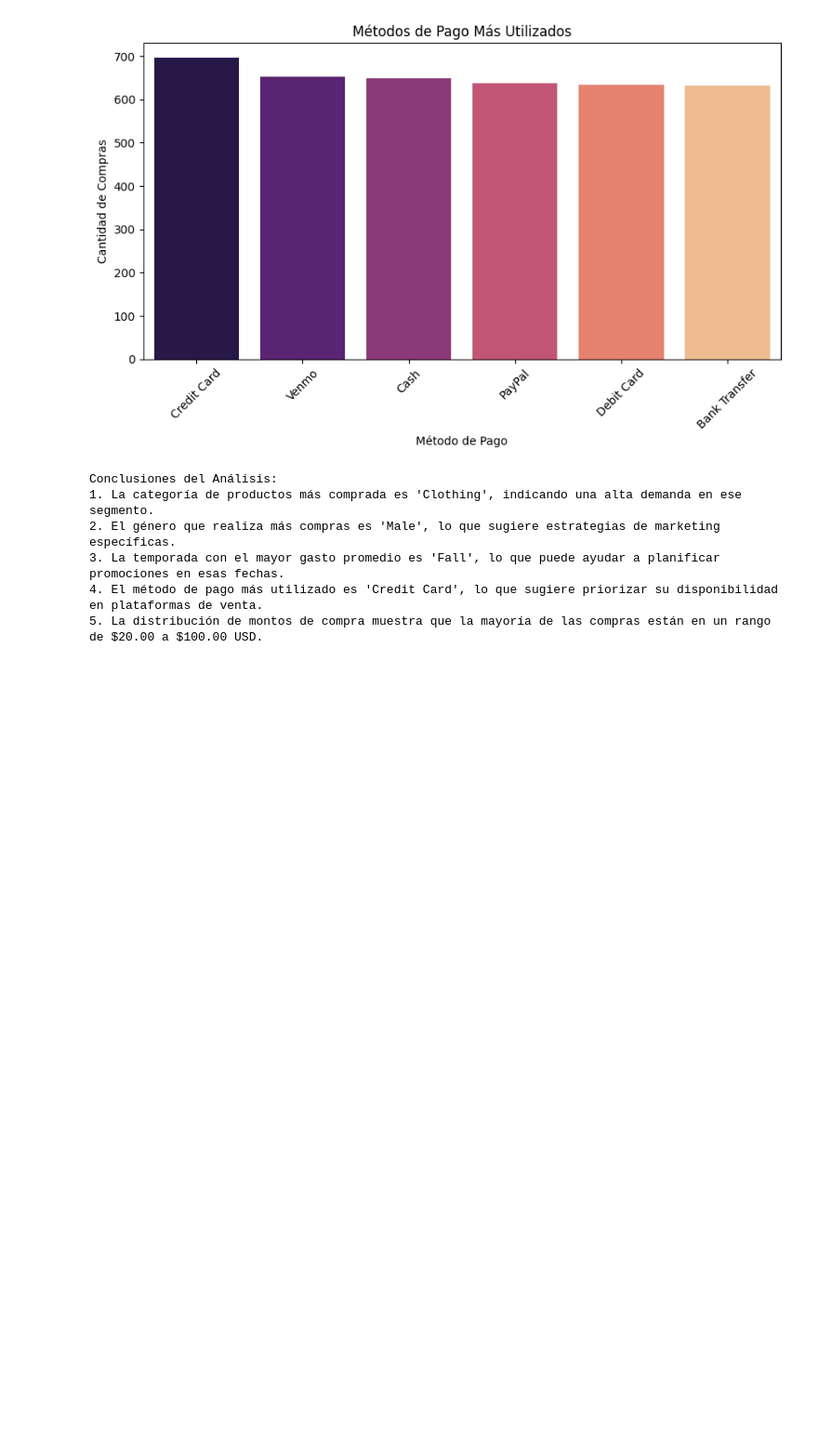
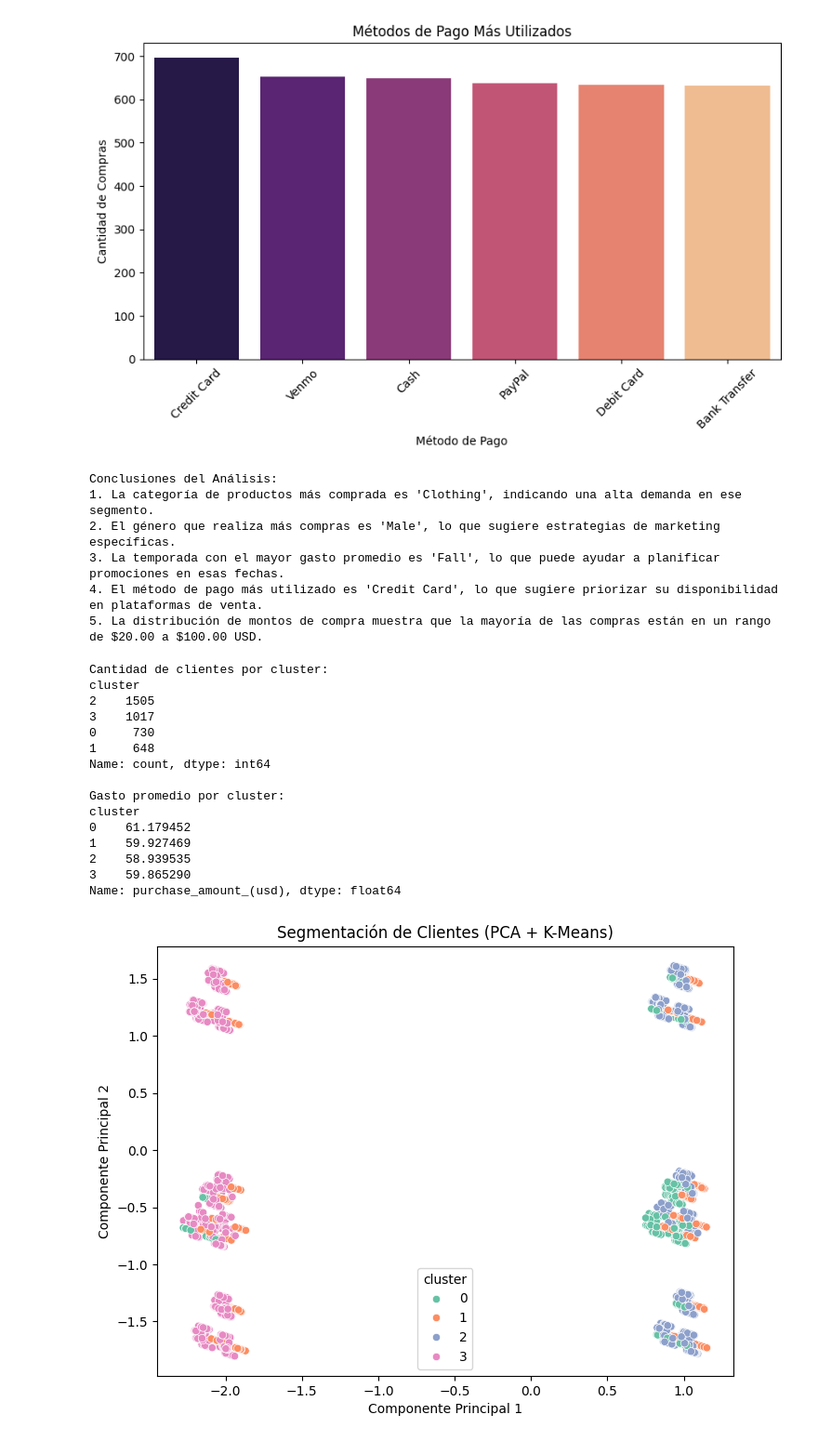
Before and after one commit to joaquin-benitez/analisis_tendencias, a Jupyter notebook: tendencias.ipynb, the cells around one changed output. Shown: that part at 93% size. Saved outputs shown, nothing was run; the diff lists cells and outputs as text; code cells hidden in the pictures; blank space fills up the shorter version.

```diff
--- a/tendencias.ipynb
+++ b/tendencias.ipynb
@@ -150,3 +150,62 @@ Conclusiones del Análisis:
 3. La temporada con el mayor gasto promedio es 'Fall', lo que puede ayudar a planificar promociones en esas fechas.
 4. El método de pago más utilizado es 'Credit Card', lo que sugiere priorizar su disponibilidad en plataformas de venta.
 5. La distribución de montos de compra muestra que la mayoría de las compras están en un rango de $20.00 a $100.00 USD.
+# %%
+from sklearn.preprocessing import OneHotEncoder, StandardScaler
+from sklearn.cluster import KMeans
+from sklearn.decomposition import PCA
+
+# 1. Variables relevantes para segmentar clientes
+features = df[['gender', 'season', 'payment_method', 'category', 'purchase_amount_(usd)']]
+
+# 2. Codificación de variables categóricas
+encoder = OneHotEncoder(sparse_output=False)
+encoded = encoder.fit_transform(features[['gender', 'season', 'payment_method', 'category']])
+
+# Combinar variables codificadas con el monto de compra
+import numpy as np
+X = np.concatenate([encoded, features[['purchase_amount_(usd)']].values], axis=1)
+
+# 3. Escalar los datos
+scaler = StandardScaler()
+X_scaled = scaler.fit_transform(X)
+
+# 4. K-Means con número de clusters = 4 (podés ajustarlo)
+kmeans = KMeans(n_clusters=4, random_state=42)
+df['cluster'] = kmeans.fit_predict(X_scaled)
+
+# 5. Análisis por cluster
+print("\nCantidad de clientes por cluster:")
+print(df['cluster'].value_counts())
+
+print("\nGasto promedio por cluster:")
+print(df.groupby('cluster')['purchase_amount_(usd)'].mean())
+
+# 6. Visualización con reducción de dimensiones (PCA)
+pca = PCA(n_components=2)
+X_pca = pca.fit_transform(X_scaled)
+
+
+plt.figure(figsize=(8,6))
+sns.scatterplot(x=X_pca[:,0], y=X_pca[:,1], hue=df['cluster'], palette='Set2')
+plt.title("Segmentación de Clientes (PCA + K-Means)")
+plt.xlabel("Componente Principal 1")
+plt.ylabel("Componente Principal 2")
+plt.show()
+# %% [output]
+Cantidad de clientes por cluster:
+cluster
+2    1505
+3    1017
+0     730
+1     648
+Name: count, dtype: int64
+
+Gasto promedio por cluster:
+cluster
+0    61.179452
+1    59.927469
+2    58.939535
+3    59.865290
+Name: purchase_amount_(usd), dtype: float64
+[figure, added]
```
Also changed, not shown: parts of 1 cell of this notebook.
